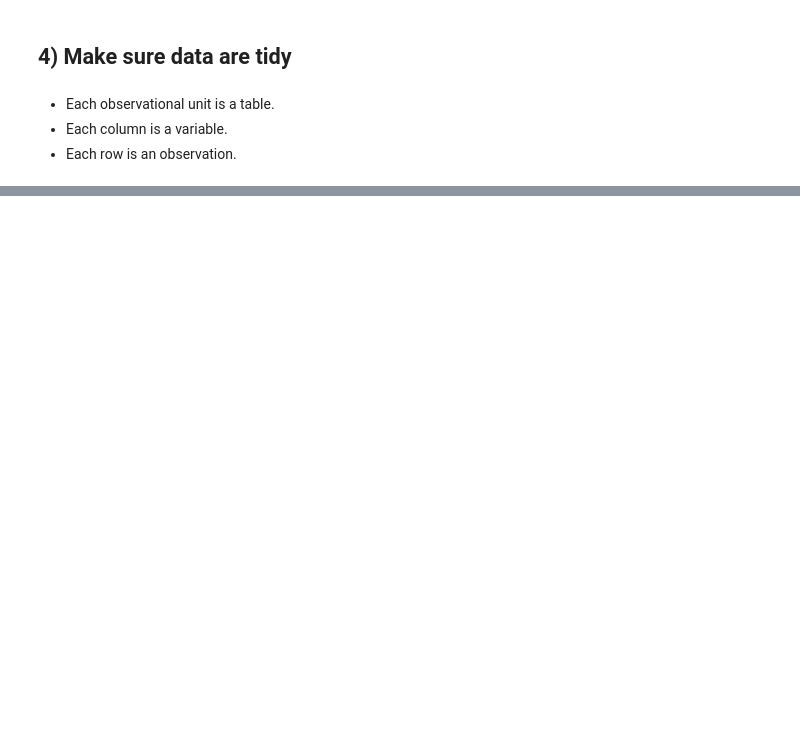
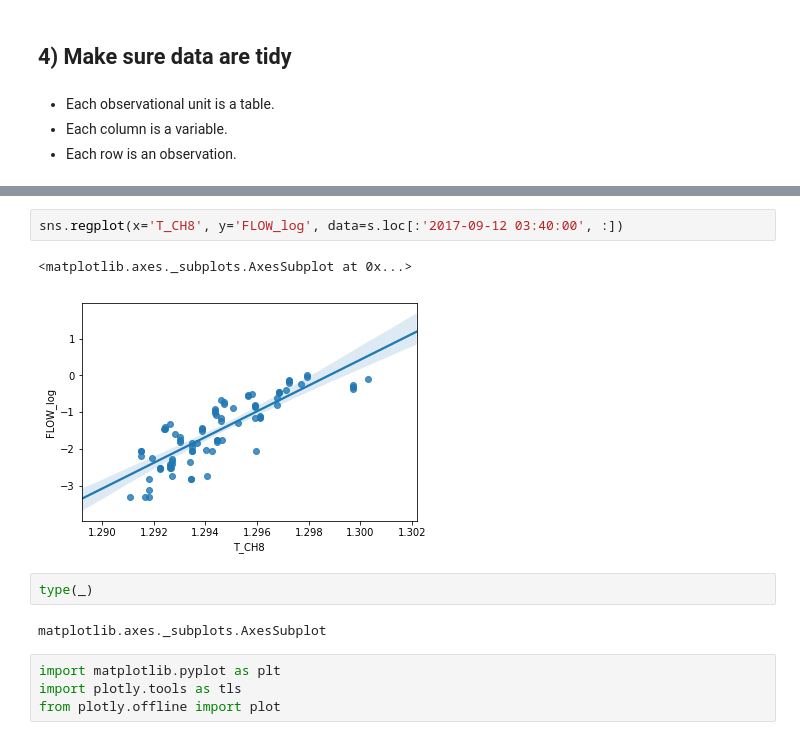
Before and after one commit to mkcor/exp-testing, a Jupyter notebook: demo.ipynb, the cells around one changed output, grey strips where cells are left out. Saved outputs shown, nothing was run; the diff lists cells and outputs as text; blank space fills up the shorter version.

```diff
--- a/demo.ipynb
+++ b/demo.ipynb
@@ -292,0 +335,13 @@ df.shape
+# %%
+sns.regplot(x='T_CH8', y='FLOW_log', data=s.loc[:'2017-09-12 03:40:00', :])
+# %% [output]
+<matplotlib.axes._subplots.AxesSubplot at 0x...>
+[figure, added]
+# %%
+type(_)
+# %% [output]
+matplotlib.axes._subplots.AxesSubplot
+# %%
+import matplotlib.pyplot as plt
+import plotly.tools as tls
+from plotly.offline import plot
```
Also changed, not shown: parts of 19 cells of this notebook, 1 other file.
